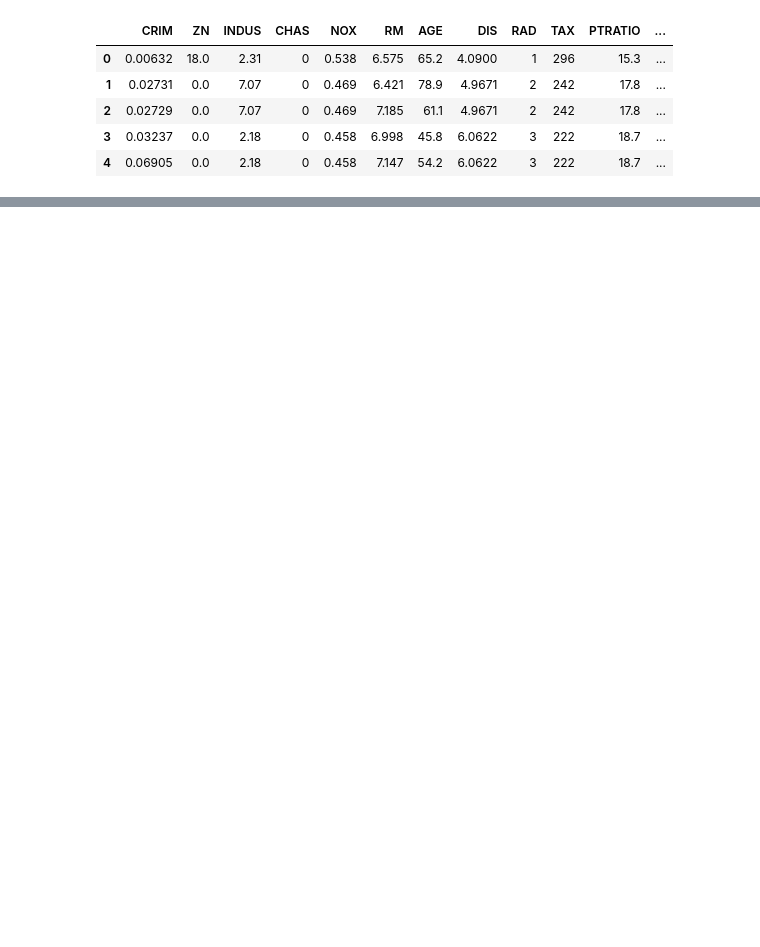
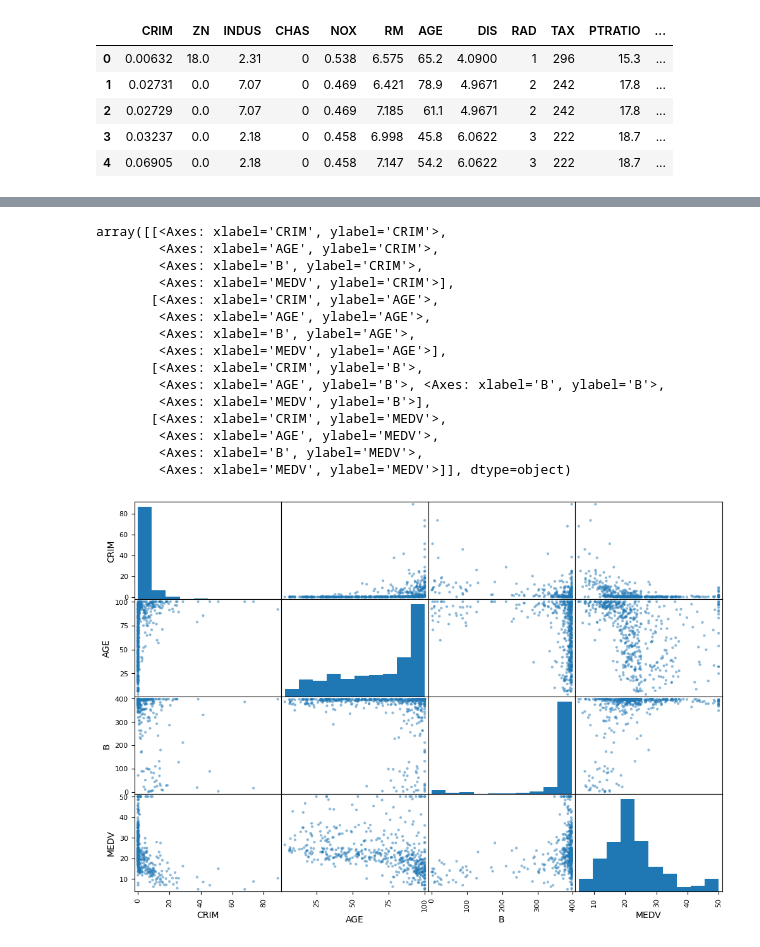
Before and after one commit to indkhan/SupervisedLearningModels, a Jupyter notebook: RealStateProj/housingprice.ipynb, the cells around one changed output, grey strips where cells are left out. Saved outputs shown, nothing was run; the diff lists cells and outputs as text; code cells hidden in the pictures; blank space fills up the shorter version.

```diff
--- a/RealStateProj/housingprice.ipynb
+++ b/RealStateProj/housingprice.ipynb
@@ -75,0 +129,2 @@ traindf.head()
+# %%
+df.drop("MIS", axis=1, inplace=True)
@@ -75,0 +140,21 @@ traindf.head()
+# %%
+from pandas.plotting import scatter_matrix
+attributes = ["CRIM","AGE","B","MEDV"]
+scatter_matrix(df[attributes],figsize=(12,8))
+# %% [output]
+array([[<Axes: xlabel='CRIM', ylabel='CRIM'>,
+        <Axes: xlabel='AGE', ylabel='CRIM'>,
+        <Axes: xlabel='B', ylabel='CRIM'>,
+        <Axes: xlabel='MEDV', ylabel='CRIM'>],
+       [<Axes: xlabel='CRIM', ylabel='AGE'>,
+        <Axes: xlabel='AGE', ylabel='AGE'>,
+        <Axes: xlabel='B', ylabel='AGE'>,
+        <Axes: xlabel='MEDV', ylabel='AGE'>],
+       [<Axes: xlabel='CRIM', ylabel='B'>,
+        <Axes: xlabel='AGE', ylabel='B'>, <Axes: xlabel='B', ylabel='B'>,
+        <Axes: xlabel='MEDV', ylabel='B'>],
+       [<Axes: xlabel='CRIM', ylabel='MEDV'>,
+        <Axes: xlabel='AGE', ylabel='MEDV'>,
+        <Axes: xlabel='B', ylabel='MEDV'>,
+        <Axes: xlabel='MEDV', ylabel='MEDV'>]], dtype=object)
+[figure, added]
```
Also changed, not shown: parts of 10 cells of this notebook, 1 other file.
